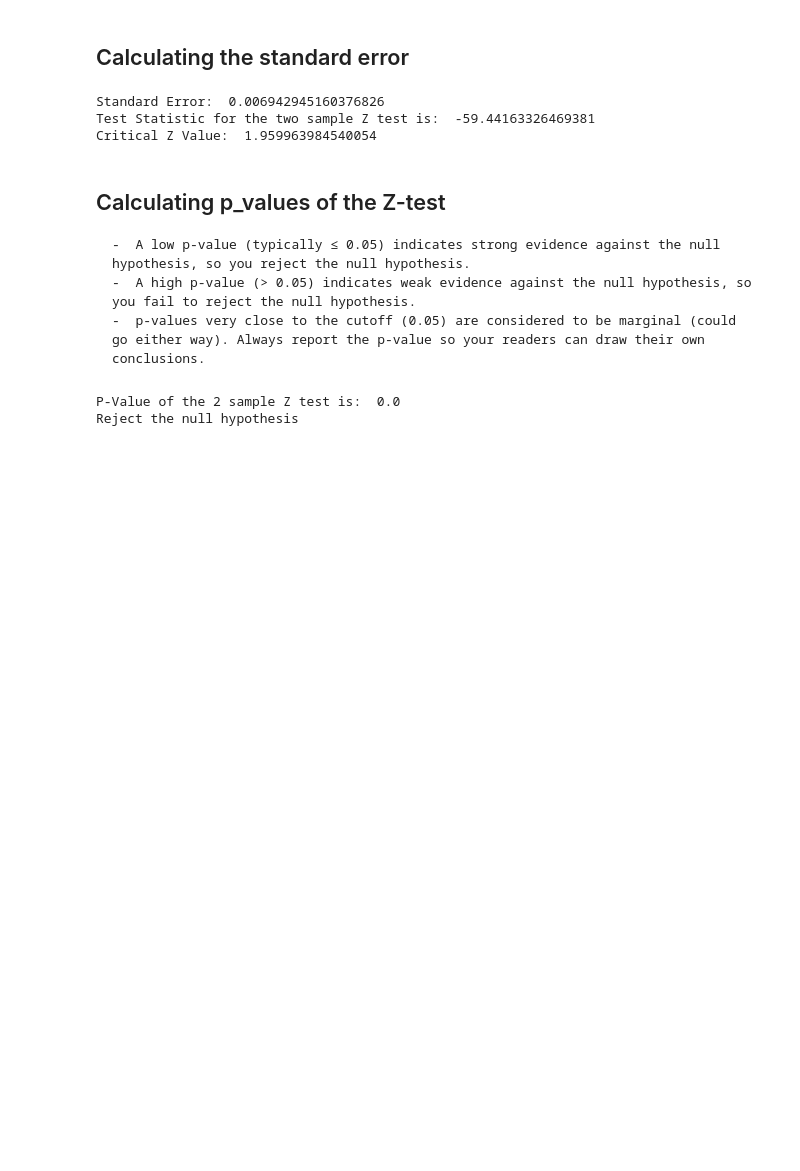
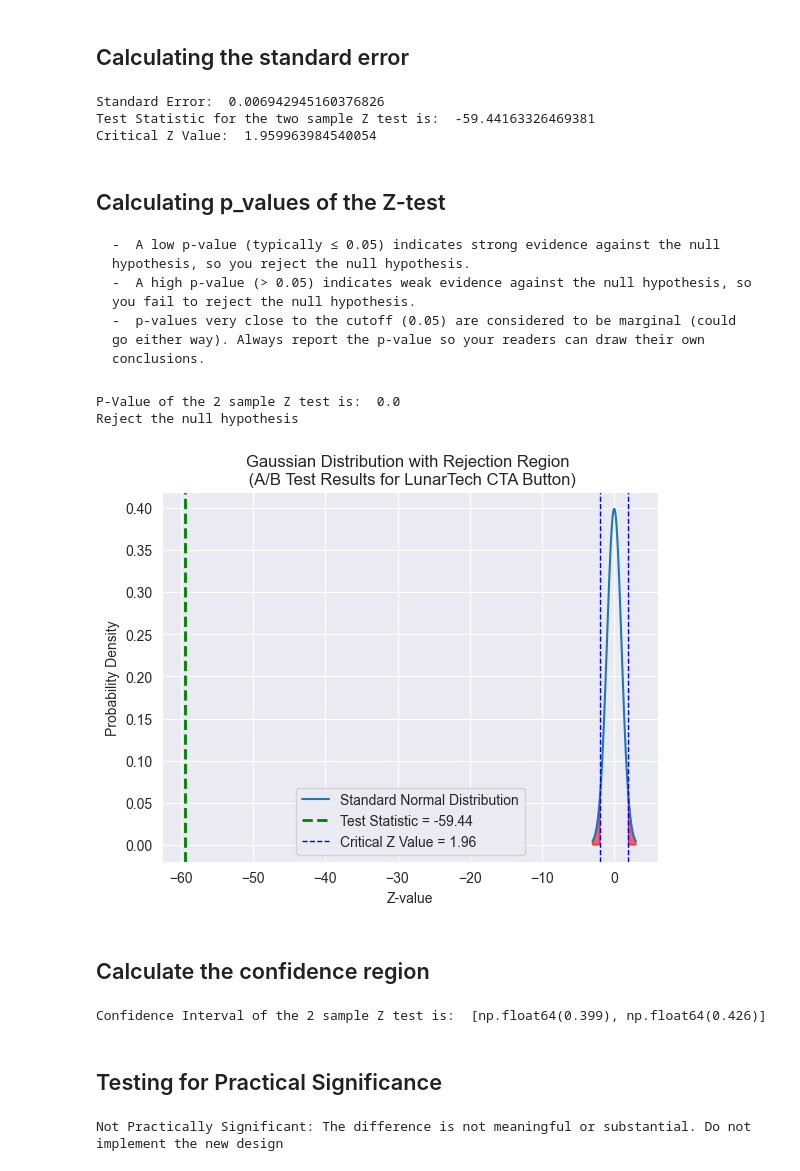
Before and after one commit to MichaelGift/LunarTech_AB_Testing, a Jupyter notebook: notebooks/ab_testing.ipynb, the cells around one changed output. Saved outputs shown, nothing was run; the diff lists cells and outputs as text; code cells hidden in the pictures; blank space fills up the shorter version.

```diff
--- a/notebooks/ab_testing.ipynb
+++ b/notebooks/ab_testing.ipynb
@@ -152,4 +156,55 @@ P-Value of the 2 sample Z test is:  0.0
 Reject the null hypothesis
 # %%
 mu = 0
-singm
+sigma = 1
+x = np.linspace(mu - 3 * sigma, mu + 3 * sigma, 100)
+y = norm.pdf(x, mu, sigma)
+
+# Plotting the standard normal distribution/Gaussian distribution
+plt.plot(x, y, label="Standard Normal Distribution")
+# Shade the rejection region
+plt.fill_between(x, y, where=(x > z_critical) | (x < -z_critical), color="red", alpha=0.6)
+# Adding test statistic
+plt.axvline(test_stat, color="green", linestyle="--", linewidth=2, label=f"Test Statistic = {test_stat:.2f}")
+# Adding the critical z value
+plt.axvline(z_critical, color="blue", linestyle="--", linewidth=1, label=f"Critical Z Value = {z_critical:.2f}")
+plt.axvline(-z_critical, color="blue", linestyle="--", linewidth=1)
+
+# Adding labels and title
+plt.title("Gaussian Distribution with Rejection Region \n (A/B Test Results for LunarTech CTA Button)")
+plt.xlabel("Z-value")
+plt.ylabel("Probability Density")
+plt.legend()
+plt.show()
+# %% [output]
+[figure, added]
+# %% [markdown]
+## Calculate the confidence region
+# %%
+# calculating the confidence interval
+CI = [
+    round((p_exp_hat - p_con_hat) - SE * z_critical, 3),  # Lower bound
+    round((p_exp_hat - p_con_hat) + SE * z_critical, 3)  # Upper bound
+]
+
+# Outputting the confidence interval
+print("Confidence Interval of the 2 sample Z test is: ", CI)
+# %% [output]
+Confidence Interval of the 2 sample Z test is:  [np.float64(0.399), np.float64(0.426)]
+# %% [markdown]
+## Testing for Practical Significance
+# %%
+def check_practical_significance(CI_95, delta):
+
+    # Extract lower bound of confidence interval
+    lower_bound_CI = CI_95[0]
+    if lower_bound_CI <= delta:
+        print("Practically Significant: The difference is meaningful and substantial. Implement the new design")
+    else:
+        print("Not Practically Significant: The difference is not meaningful or substantial. Do not implement the new design")
+
+
+CI_95 = (CI[0], CI[1])
+check_practical_significance(CI_95, delta)
+# %% [output]
+Not Practically Significant: The difference is not meaningful or substantial. Do not implement the new design
```
Also changed, not shown: parts of 2 cells of this notebook.
